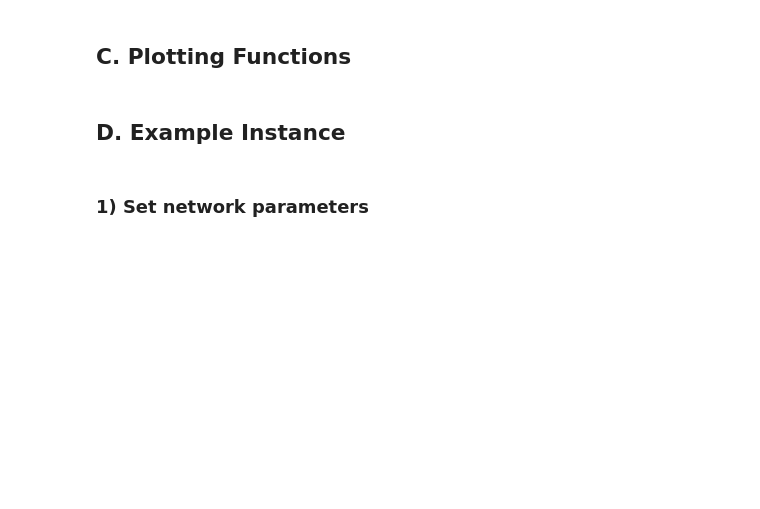
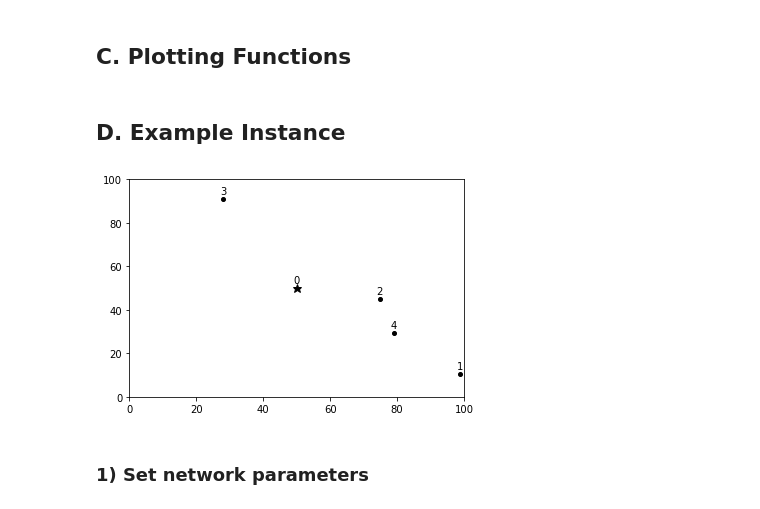
Before and after one commit to kledvina/flexible-routing, a Jupyter notebook: routing_examples.ipynb, the cells around one changed output. Saved outputs shown, nothing was run; the diff lists cells and outputs as text; code cells hidden in the pictures; blank space fills up the shorter version.

```diff
--- a/routing_examples.ipynb
+++ b/routing_examples.ipynb
@@ -548,6 +554,21 @@ def plot_routes(inst, routes, route_color, showTour=False):
         ax.plot(route_x, route_y, color=route_color, linestyle='-')
 # %% [markdown]
 ## D. Example Instance
+# %%
+num_cust = 4 # number of customers
+dmin = 0 # a customer's minimum random demand (for Uniform distribution)
+dmax = 8 # a customer's maximum random demand (for Uniform Distribution)
+capacity = 8 # vehicle capacity
+route_size = 2 # number of customers on a truck's primary route
+overlap_size = 2 # number of shared customers between two neighboring routes
+xlocs = [50.0, 98.88610889064947, 74.81656543798394, 28.044399206440517, 78.92793284514885]
+ylocs = [50.0, 10.322600657764202, 44.78935261759052, 90.85955030930955, 29.36141483736795]
+demands = [0, 0, 0, 0, 0]
+inst = Instance(xlocs, ylocs, demands)
+inst.update_tour([0, 3, 1, 4, 2])
+plot_instance(inst, showLabels=True)
+# %% [output]
+[figure, added]
 # %% [markdown]
 ### 1) Set network parameters
 # %%
```
Also changed, not shown: parts of 15 cells of this notebook, 1 other file.
